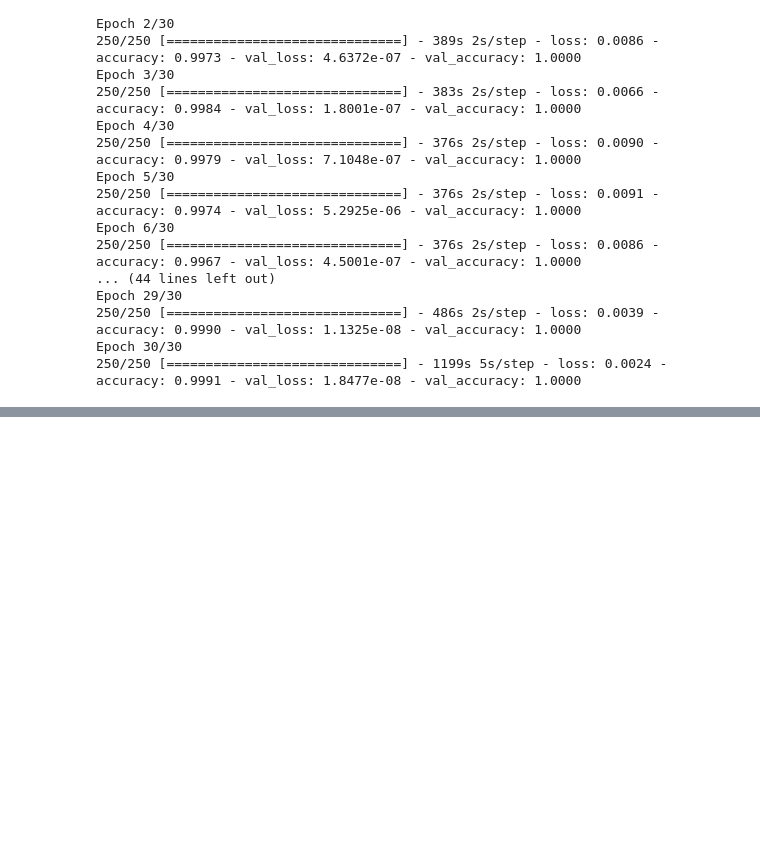
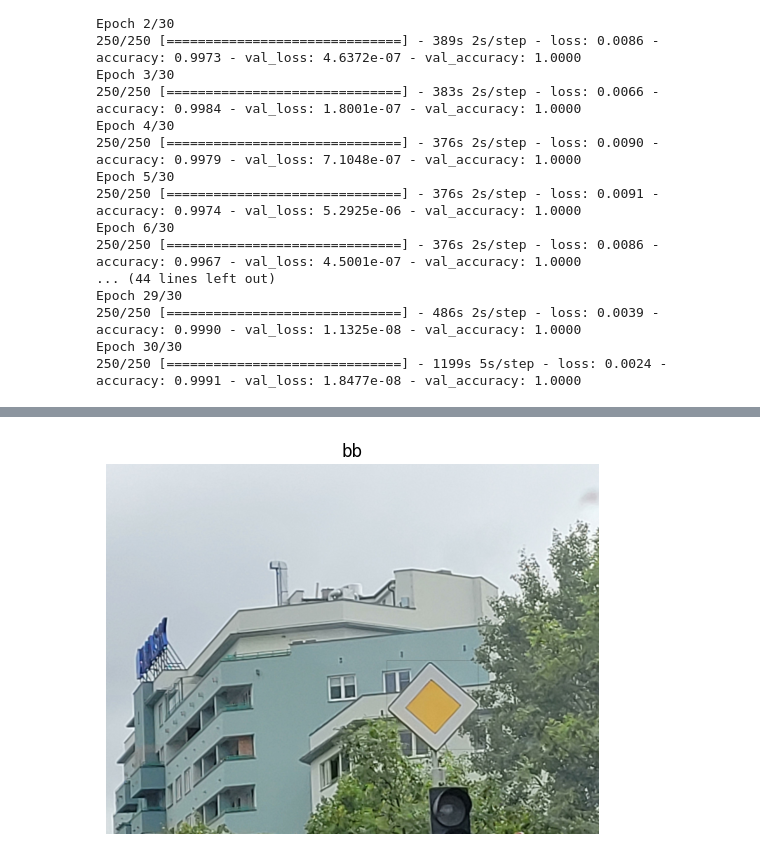
Before and after one commit to djairw4/MasterThesis, a Jupyter notebook: model_preparation.ipynb, the cells around one changed output, grey strips where cells are left out. Drawn from its saved outputs; the diff is of its cells as text; code cells hidden in the pictures; blank space fills up the shorter version.

```diff
--- a/model_preparation.ipynb
+++ b/model_preparation.ipynb
@@ -257 +257,28 @@ for i in range(len(y_test)):
 ... (21 outputs left out)
+# %%
+### DETECTION
+## Image labelling
+# LabelImg App Test
+
+import csv
+
+image = tf.io.read_file('./dataset/detection/108.jpg')
+image = tf.io.decode_jpeg(image)
+image_batch = tf.expand_dims(image, axis=0)
+image_float = tf.image.convert_image_dtype(image_batch, tf.float32)
+
+with open('./dataset/detection/108.csv') as csvfile:
+    bounding_boxes = [list(map(float, row)) for row in csv.reader(csvfile, delimiter=',')]
+    # bounding_boxes = csv.reader(csvfile, delimiter=',')
+    # for box in bounding_boxes:
+    #     print(box)
+# box = [float(i) for i in box]
+box = bounding_boxes[0]
+box = np.array([box[1],box[0],box[3],box[2]])
+boxes = box.reshape([1, 1, 4])
+# alternate between red and blue
+colors = np.array([[0.0, 0.0, 0.0]])
+image_with_bb = tf.image.draw_bounding_boxes(image_float, boxes, colors)
+show(image_with_bb[0], 'bb')
+# %% [output]
+[figure, added]
```
Also changed, not shown: parts of 14 cells of this notebook, 3 other files.
